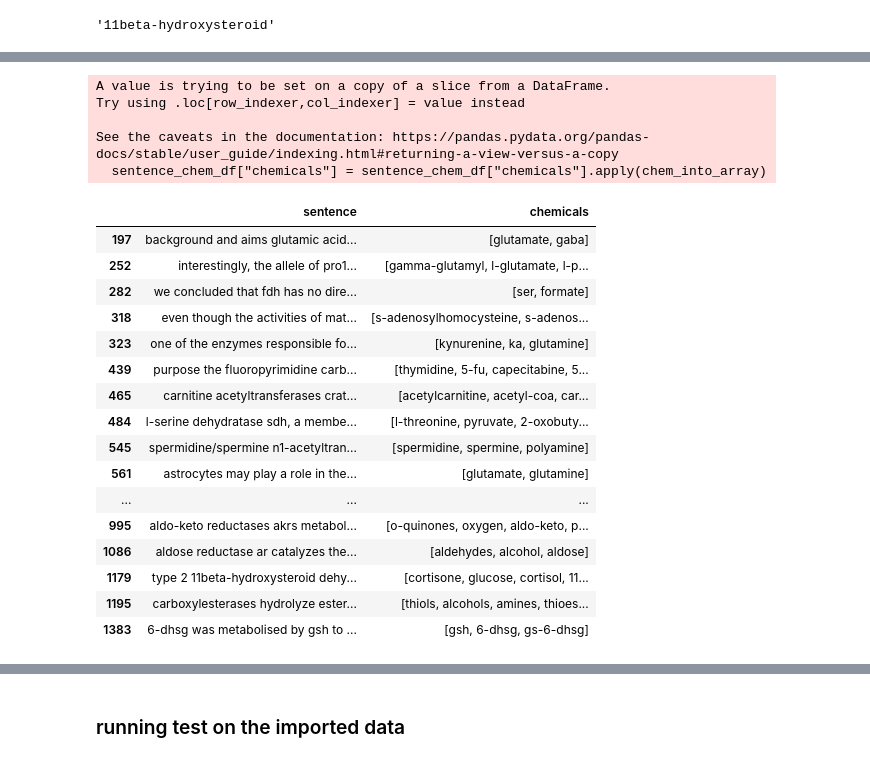
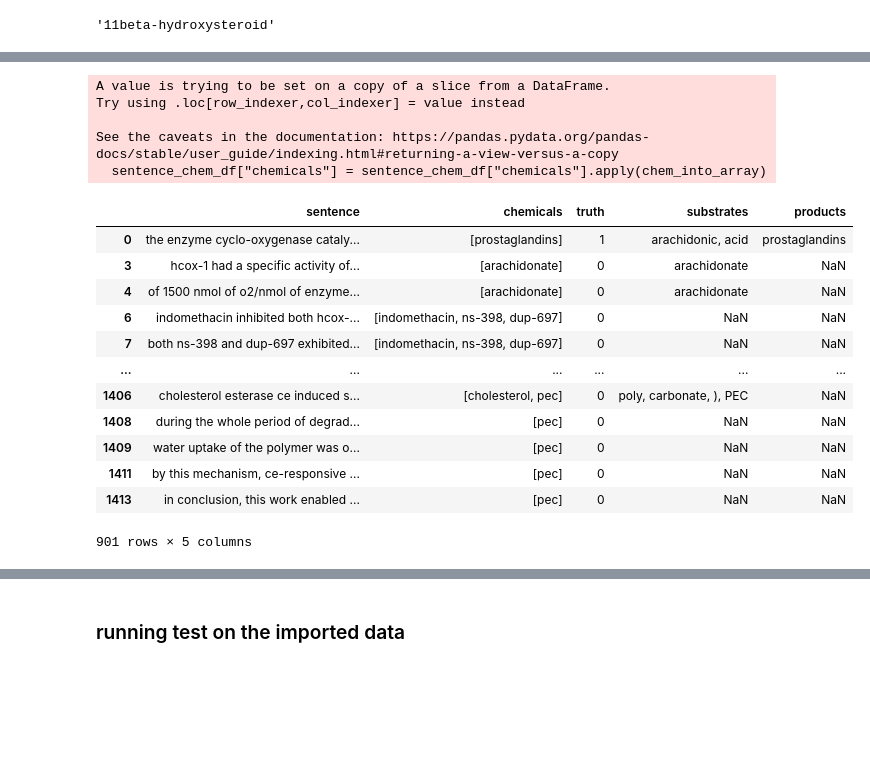
Before and after one commit to igematberkeley/NLPChemExtractor, a Jupyter notebook: cassie_snorkel_labeling_functions.ipynb, the cells around one changed output, grey strips where cells are left out. Drawn from its saved outputs; the diff is of its cells as text; code cells hidden in the pictures; blank space fills up the shorter version.

Commit message:
ran on truth data w/f1

```diff
--- a/cassie_snorkel_labeling_functions.ipynb
+++ b/cassie_snorkel_labeling_functions.ipynb
@@ -613,0 +611,12 @@ several_chem_df
+# %%
+# getting the truth values
+def chem_reactions(row):
+    if(isinstance(row['substrates'], str) and isinstance(row['products'], str)):
+        return 1
+    elif(isinstance(row['substrates'], str) or isinstance(row['products'], str)):
+        return 0
+    else:
+        return 0
+# %%
+several_chem_df = sentence_df.dropna(subset=['chemicals'])
+several_chem_df.head()
@@ -613,0 +630,5 @@ several_chem_df
+# %%
+several_chem_df["truth"] = several_chem_df.apply(chem_reactions, axis = 1)
+# excluding unsure sentences
+# several_chem_df = several_chem_df[several_chem_df['truth'] != -1]
+several_chem_df.head()
@@ -614,5 +647,5 @@ several_chem_df
 # %%
-sentence_chem_df = several_chem_df[["sentence", "chemicals"]]
+sentence_chem_df = several_chem_df[["sentence", "chemicals", "truth", "substrates", "products"]]
 # %%
 greek_alphabet = {
     u'\u0393': 'Gamma',
@@ -720,30 +749,26 @@ See the caveats in the documentation: https://pandas.pydata.org/pandas-docs/stab
 # %%
 sentence_chem_df["chemicals"] = sentence_chem_df["chemicals"].apply(chem_into_array)
-sentence_chem_df = sentence_chem_df.loc[sentence_chem_df["chemicals"].str.len() > 1]
+# sentence_chem_df = sentence_chem_df.loc[sentence_chem_df["chemicals"].str.len() > 1]
 sentence_chem_df
 # %% [output]
 A value is trying to be set on a copy of a slice from a DataFrame.
 Try using .loc[row_indexer,col_indexer] = value instead
 
 See the caveats in the documentation: https://pandas.pydata.org/pandas-docs/stable/user_guide/indexing.html#returning-a-view-versus-a-copy
   sentence_chem_df["chemicals"] = sentence_chem_df["chemicals"].apply(chem_into_array)
-|  | sentence | chemicals |
-| 197 | background and aims glutamic acid... | [glutamate, gaba] |
-| 252 | interestingly, the allele of pro1... | [gamma-glutamyl, l-glutamate, l-p... |
-| 282 | we concluded that fdh has no dire... | [ser, formate] |
-| 318 | even though the activities of mat... | [s-adenosylhomocysteine, s-adenos... |
-| 323 | one of the enzymes responsible fo... | [kynurenine, ka, glutamine] |
-| 439 | purpose the fluoropyrimidine carb... | [thymidine, 5-fu, capecitabine, 5... |
-| 465 | carnitine acetyltransferases crat... | [acetylcarnitine, acetyl-coa, car... |
-| 484 | l-serine dehydratase sdh, a membe... | [l-threonine, pyruvate, 2-oxobuty... |
-| 545 | spermidine/spermine n1-acetyltran... | [spermidine, spermine, polyamine] |
-| 561 | astrocytes may play a role in the... | [glutamate, glutamine] |
-| ... | ... | ... |
-| 995 | aldo-keto reductases akrs metabol... | [o-quinones, oxygen, aldo-keto, p... |
-| 1086 | aldose reductase ar catalyzes the... | [aldehydes, alcohol, aldose] |
-| 1179 | type 2 11beta-hydroxysteroid dehy... | [cortisone, glucose, cortisol, 11... |
-| 1195 | carboxylesterases hydrolyze ester... | [thiols, alcohols, amines, thioes... |
-| 1383 | 6-dhsg was metabolised by gsh to ... | [gsh, 6-dhsg, gs-6-dhsg] |
+|  | sentence | chemicals | truth | substrates | products |
+| 0 | the enzyme cyclo-oxygenase cataly... | [prostaglandins] | 1 | arachidonic, acid | prostaglandins |
+| 3 | hcox-1 had a specific activity of... | [arachidonate] | 0 | arachidonate | NaN |
+| 4 | of 1500 nmol of o2/nmol of enzyme... | [arachidonate] | 0 | arachidonate | NaN |
+| 6 | indomethacin inhibited both hcox-... | [indomethacin, ns-398, dup-697] | 0 | NaN | NaN |
+| 7 | both ns-398 and dup-697 exhibited... | [indomethacin, ns-398, dup-697] | 0 | NaN | NaN |
+| ... | ... | ... | ... | ... | ... |
+| 1406 | cholesterol esterase ce induced s... | [cholesterol, pec] | 0 | poly, carbonate, ), PEC | NaN |
+| 1408 | during the whole period of degrad... | [pec] | 0 | NaN | NaN |
+| 1409 | water uptake of the polymer was o... | [pec] | 0 | NaN | NaN |
+| 1411 | by this mechanism, ce-responsive ... | [pec] | 0 | NaN | NaN |
+| 1413 | in conclusion, this work enabled ... | [pec] | 0 | NaN | NaN |
+901 rows × 5 columns
 # %%
 sentence_chem_df["text"] = sentence_chem_df[["sentence", "chemicals"]].values.tolist()
 sentence_chem_df
```
Also changed, not shown: parts of 49 cells of this notebook.
